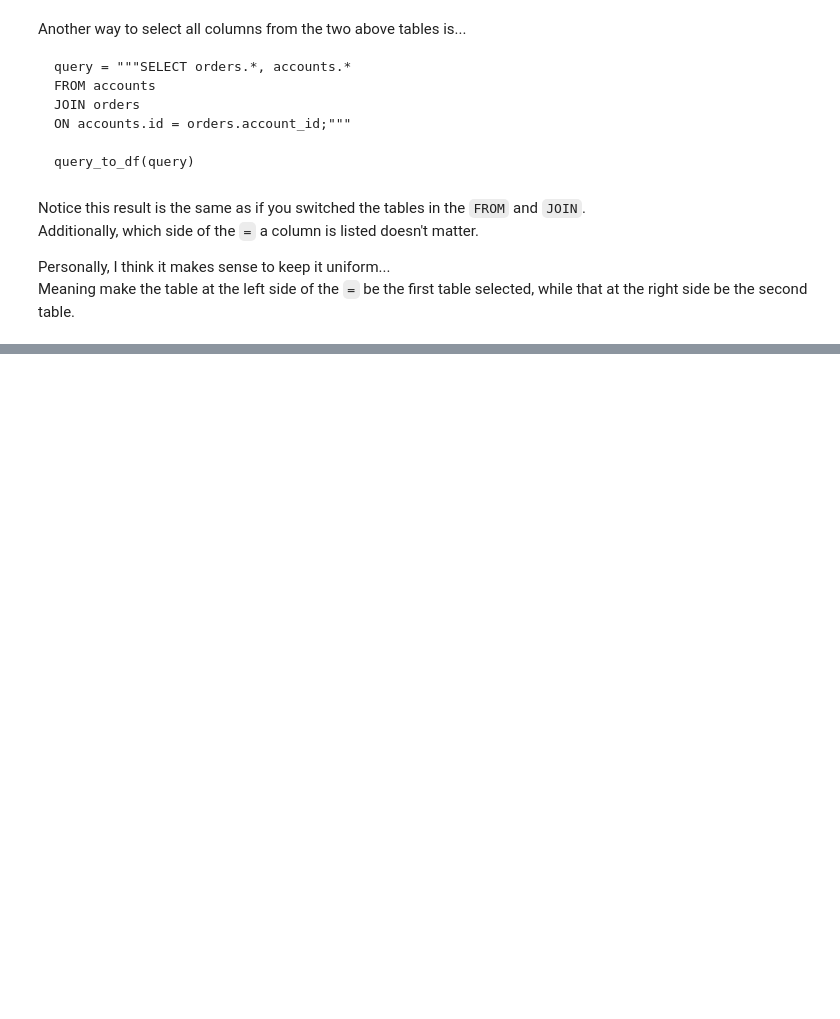
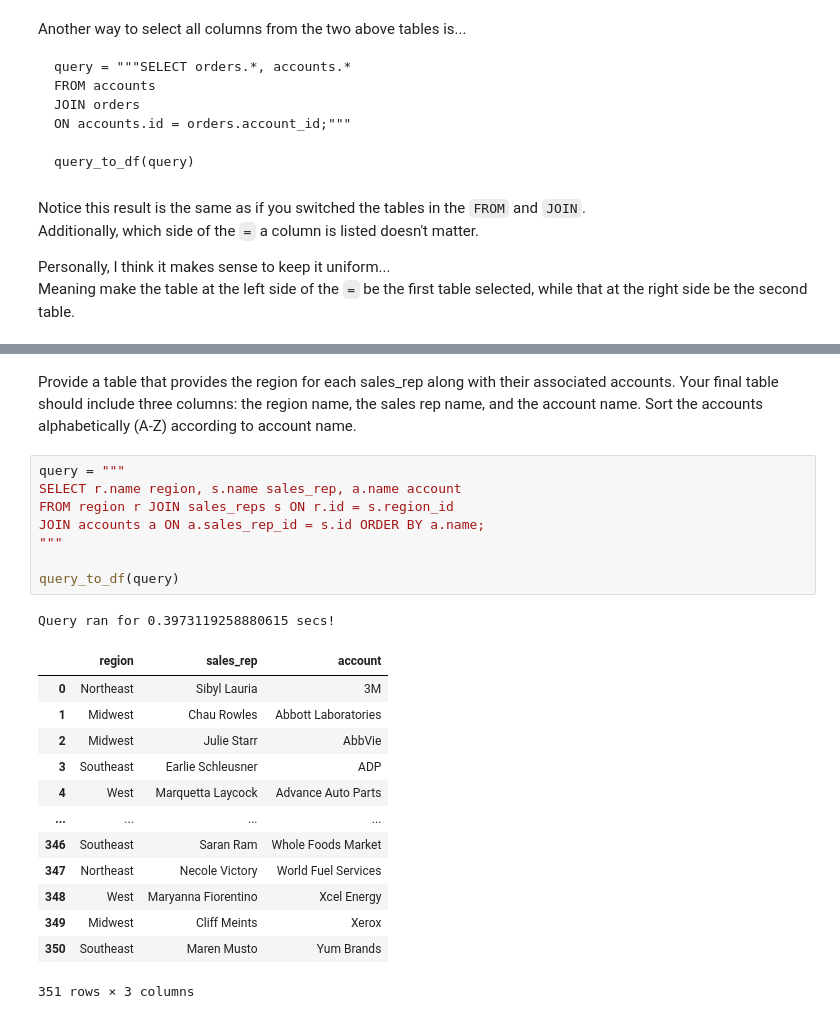
Before and after one commit to Lawrence-Krukrubo/EDA, a Jupyter notebook: sql_for_data_analysis2.ipynb, the cells around one changed output, grey strips where cells are left out. Drawn from its saved outputs; the diff is of its cells as text; blank space fills up the shorter version.

```diff
--- a/sql_for_data_analysis2.ipynb
+++ b/sql_for_data_analysis2.ipynb
@@ -343,0 +586,25 @@ query_to_df(query)
+# %% [markdown]
+Provide a table that provides the region for each sales_rep along with their associated accounts. Your final table should include three columns: the region name, the sales rep name, and the account name. Sort the accounts alphabetically (A-Z) according to account name.
+# %%
+query = """
+SELECT r.name region, s.name sales_rep, a.name account
+FROM region r JOIN sales_reps s ON r.id = s.region_id
+JOIN accounts a ON a.sales_rep_id = s.id ORDER BY a.name;
+"""
+
+query_to_df(query)
+# %% [output]
+Query ran for 0.3973119258880615 secs!
+|  | region | sales_rep | account |
+| 0 | Northeast | Sibyl Lauria | 3M |
+| 1 | Midwest | Chau Rowles | Abbott Laboratories |
+| 2 | Midwest | Julie Starr | AbbVie |
+| 3 | Southeast | Earlie Schleusner | ADP |
+| 4 | West | Marquetta Laycock | Advance Auto Parts |
+| ... | ... | ... | ... |
+| 346 | Southeast | Saran Ram | Whole Foods Market |
+| 347 | Northeast | Necole Victory | World Fuel Services |
+| 348 | West | Maryanna Fiorentino | Xcel Energy |
+| 349 | Midwest | Cliff Meints | Xerox |
+| 350 | Southeast | Maren Musto | Yum Brands |
+351 rows × 3 columns
```
Also changed, not shown: parts of 60 cells of this notebook.
